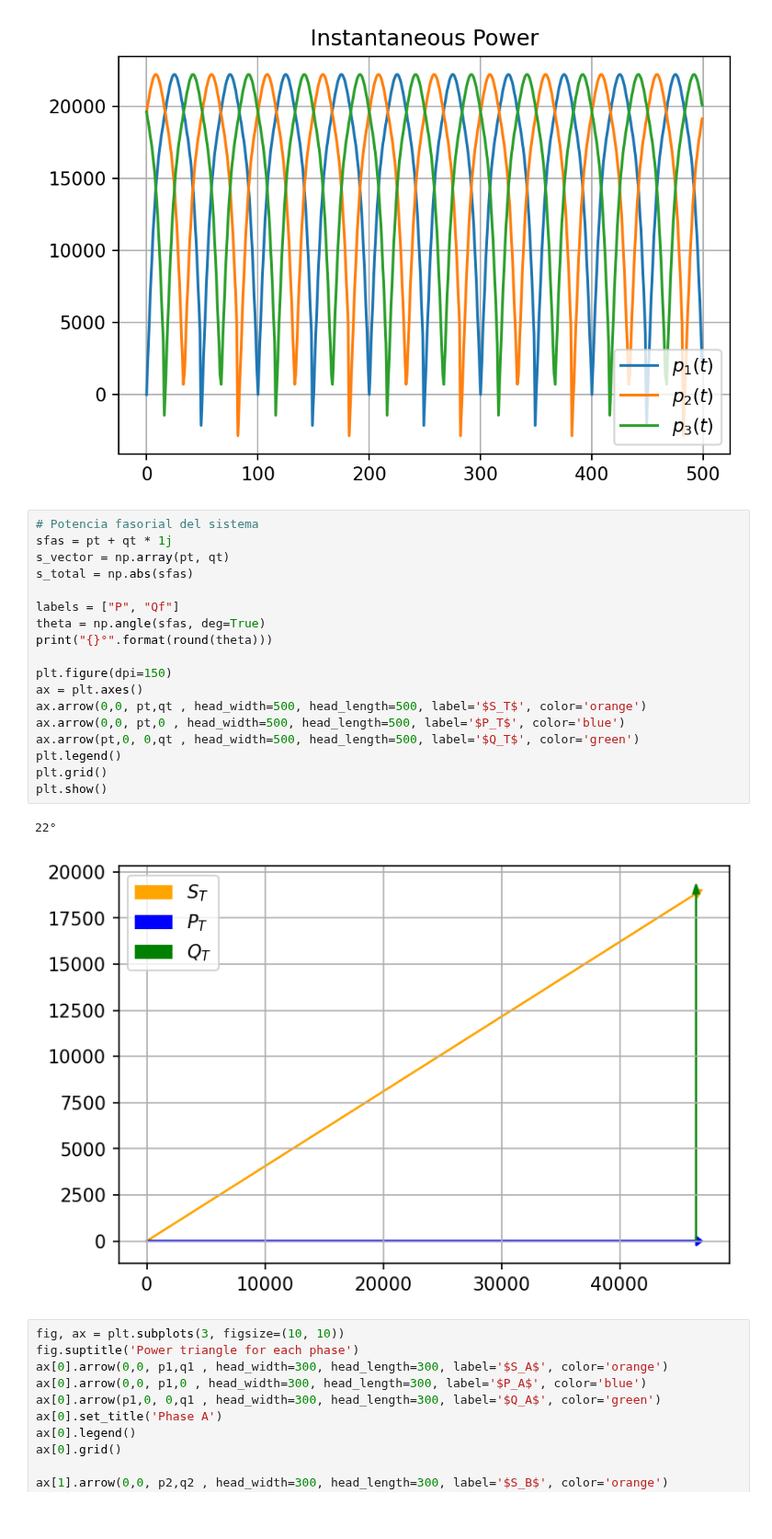
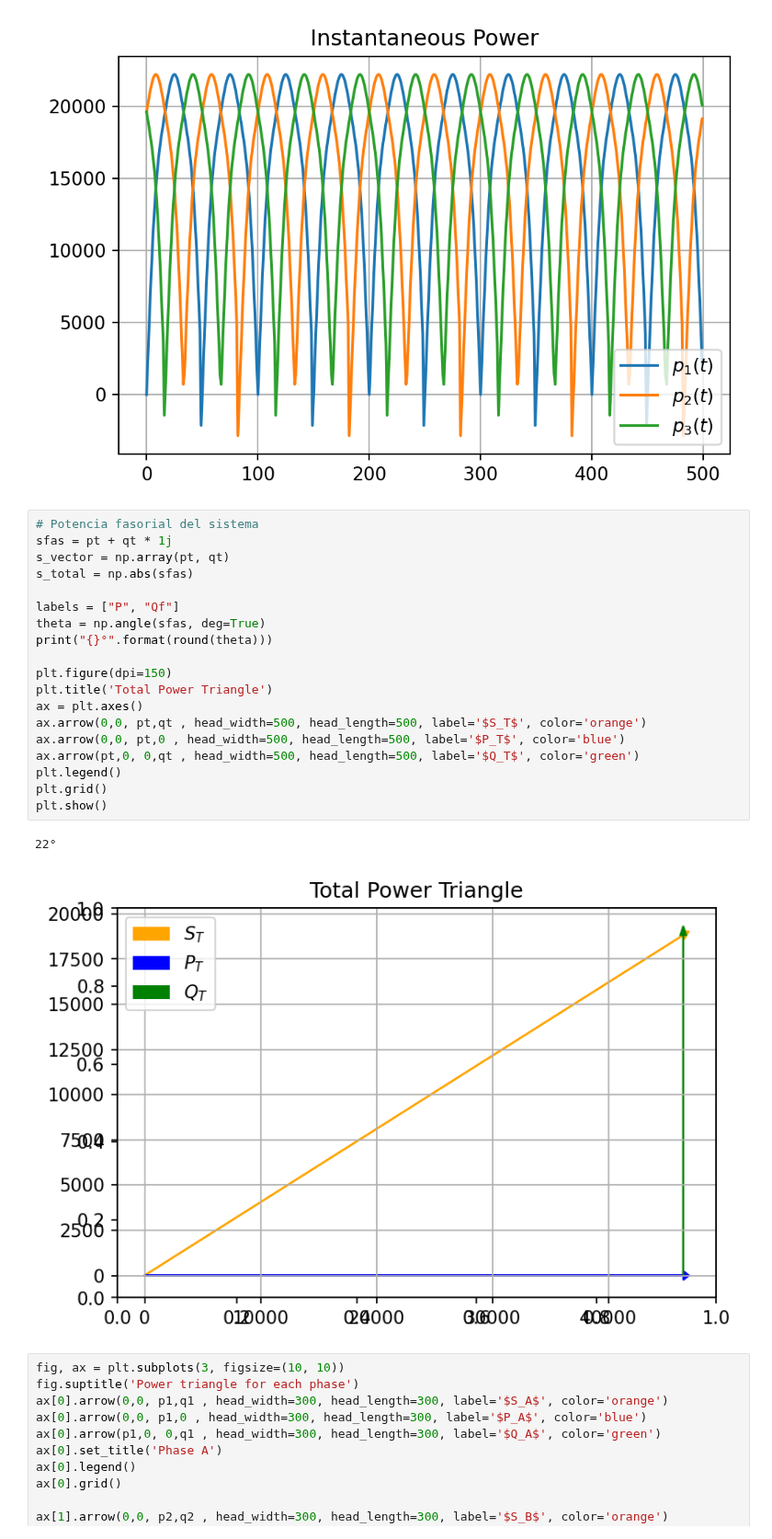
Before and after one commit to DnelZpt/line_analyzer, a Jupyter notebook: final_project.ipynb, the cells around one changed output. Shown at 92% size. Cells and saved outputs as stored; diff of their text form; blank space fills up the shorter version.

Commit message:
power triangles

```diff
--- a/final_project.ipynb
+++ b/final_project.ipynb
@@ -204,24 +204,25 @@ st = np.sqrt(pt ** 2 + qt ** 2)
 # %%
 # Potencia fasorial del sistema
 sfas = pt + qt * 1j
 s_vector = np.array(pt, qt)
 s_total = np.abs(sfas)
 
 labels = ["P", "Qf"]
 theta = np.angle(sfas, deg=True)
 print("{}°".format(round(theta)))
 
 plt.figure(dpi=150)
+plt.title('Total Power Triangle')
 ax = plt.axes()
 ax.arrow(0,0, pt,qt , head_width=500, head_length=500, label='$S_T$', color='orange')
 ax.arrow(0,0, pt,0 , head_width=500, head_length=500, label='$P_T$', color='blue')
 ax.arrow(pt,0, 0,qt , head_width=500, head_length=500, label='$Q_T$', color='green')
 plt.legend()
 plt.grid()
 plt.show()
 # %% [output]
 22°
-[figure, old version]
+[figure, new version]
 # %%
 fig, ax = plt.subplots(3, figsize=(10, 10))
 fig.suptitle('Power triangle for each phase')
```
